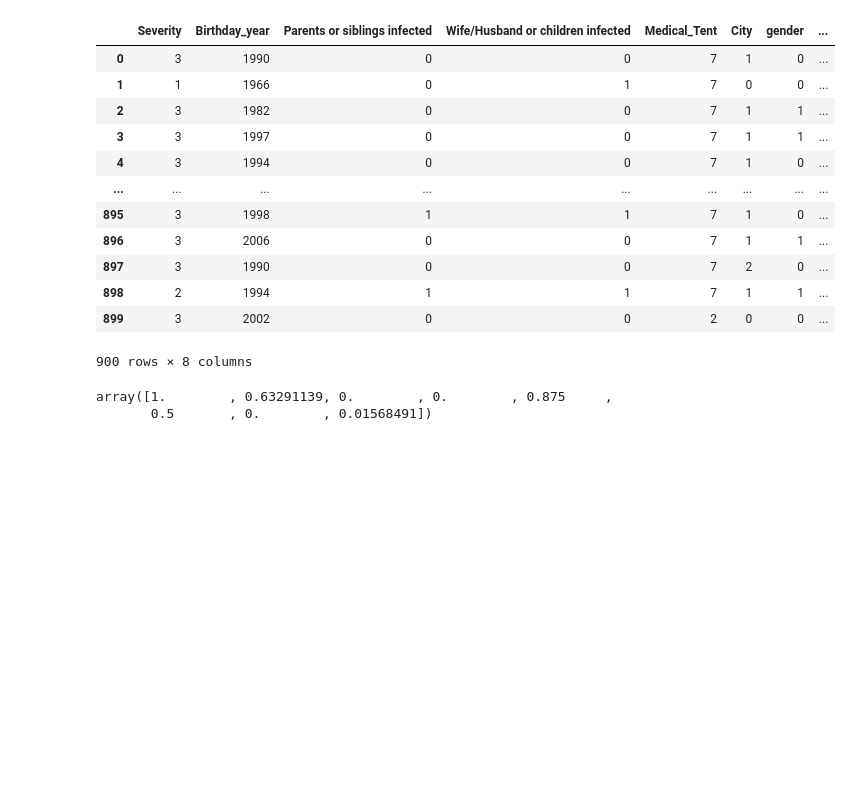
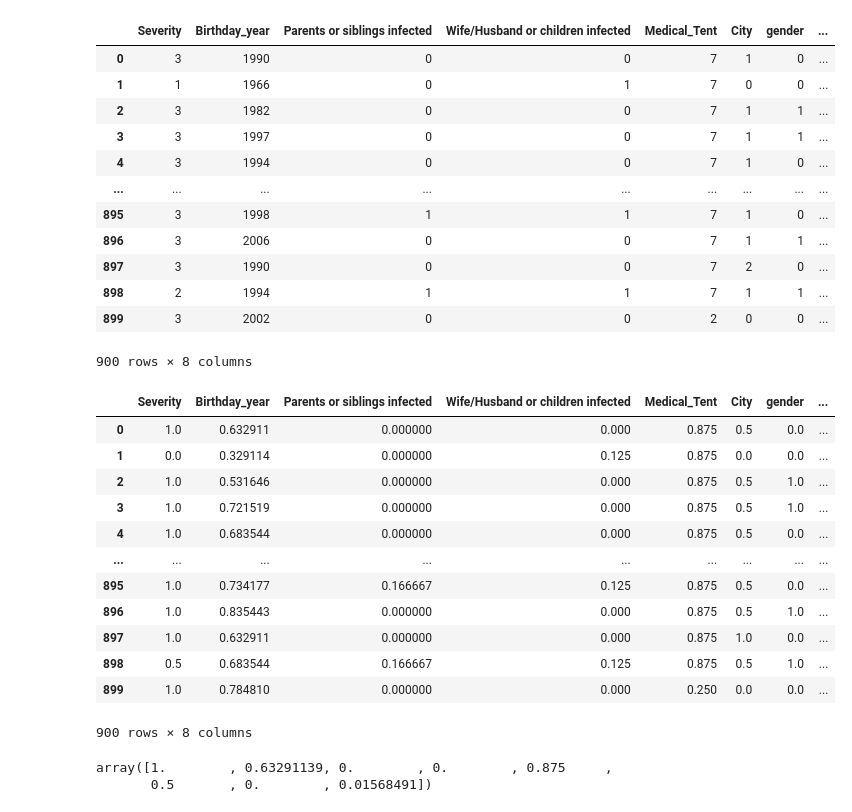
Before and after one commit to apanchot/ML, a Jupyter notebook: Project Alex.ipynb, the cells around one changed output. Cells and saved outputs as stored; diff of their text form; code cells hidden in the pictures; blank space fills up the shorter version.

```diff
--- a/Project Alex.ipynb
+++ b/Project Alex.ipynb
@@ -157,8 +157,27 @@ X
 900 rows × 8 columns
 # %%
 scaler=MinMaxScaler()
-X=scaler.fit_transform(X)
-X_final=scaler.transform(X_final)
+columns=X.columns
+X=pd.DataFrame(scaler.fit_transform(X))
+X.columns=columns
+X_final=pd.DataFrame(scaler.transform(X_final))
+X_final.columns=columns
+# %%
+X
+# %% [output]
+|  | Severity | Birthday_year | Parents or siblings infected | Wife/Husband or children infected | Medical_Tent | City | gender | ... |
+| 0 | 1.0 | 0.632911 | 0.000000 | 0.000 | 0.875 | 0.5 | 0.0 | ... |
+| 1 | 0.0 | 0.329114 | 0.000000 | 0.125 | 0.875 | 0.0 | 0.0 | ... |
+| 2 | 1.0 | 0.531646 | 0.000000 | 0.000 | 0.875 | 0.5 | 1.0 | ... |
+| 3 | 1.0 | 0.721519 | 0.000000 | 0.000 | 0.875 | 0.5 | 1.0 | ... |
+| 4 | 1.0 | 0.683544 | 0.000000 | 0.000 | 0.875 | 0.5 | 0.0 | ... |
+| ... | ... | ... | ... | ... | ... | ... | ... | ... |
+| 895 | 1.0 | 0.734177 | 0.166667 | 0.125 | 0.875 | 0.5 | 0.0 | ... |
+| 896 | 1.0 | 0.835443 | 0.000000 | 0.000 | 0.875 | 0.5 | 1.0 | ... |
+| 897 | 1.0 | 0.632911 | 0.000000 | 0.000 | 0.875 | 1.0 | 0.0 | ... |
+| 898 | 0.5 | 0.683544 | 0.166667 | 0.125 | 0.875 | 0.5 | 1.0 | ... |
+| 899 | 1.0 | 0.784810 | 0.000000 | 0.000 | 0.250 | 0.0 | 0.0 | ... |
+900 rows × 8 columns
 # %%
 X[0]
 # %% [output]
```
Also changed, not shown: parts of 91 cells of this notebook, 20 other files.
